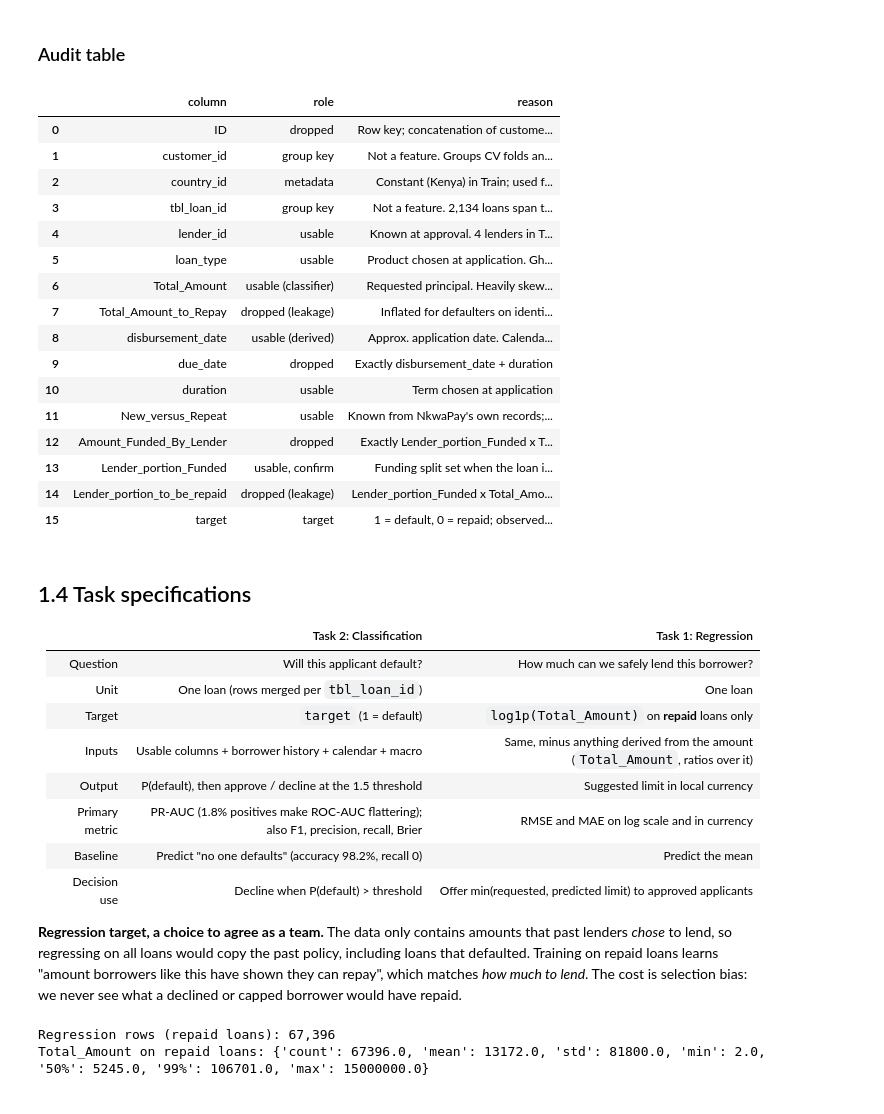
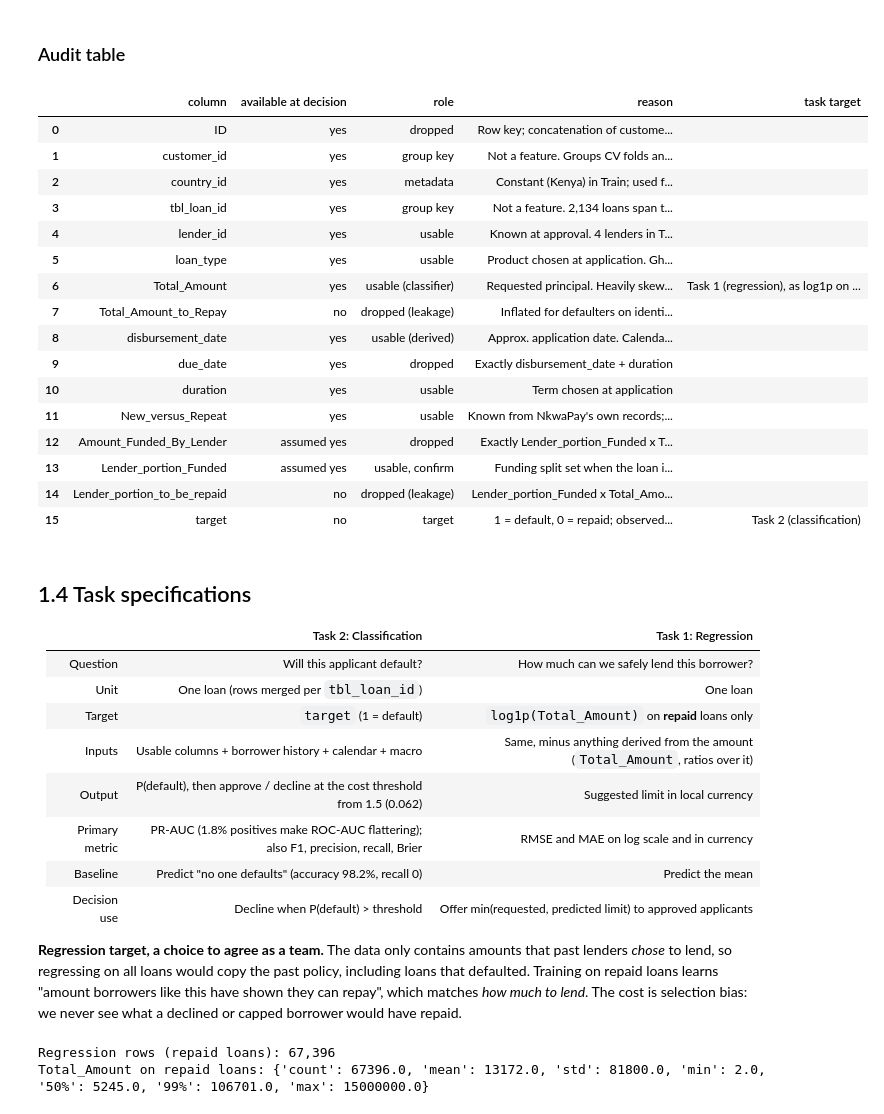
Before and after one commit to ASU-MICS-2028/mle-group-3-prosit-2, a Jupyter notebook: notebooks/01_problem_framing.ipynb, the cells around one changed output. Saved outputs shown, nothing was run; the diff lists cells and outputs as text; code cells hidden in the pictures.

```diff
--- a/notebooks/01_problem_framing.ipynb
+++ b/notebooks/01_problem_framing.ipynb
@@ -164,44 +168,44 @@ print(f"{(per_loan.rows > 1).sum():,} loans appear on 2 rows (one per co-funding
 ### Audit table
 # %%
 audit = pd.DataFrame([
-    ("ID", "dropped", "Row key; concatenation of customer, loan and lender IDs"),
-    ("customer_id", "group key", "Not a feature. Groups CV folds and builds borrower history"),
-    ("country_id", "metadata", "Constant (Kenya) in Train; used for Ghana analysis and macro join"),
-    ("tbl_loan_id", "group key", "Not a feature. 2,134 loans span two lender rows; dedupe or group on it"),
-    ("lender_id", "usable", "Known at approval. 4 lenders in Train; 4 of 5 Ghana lenders unseen, needs an unknown level"),
-    ("loan_type", "usable", "Product chosen at application. Ghana Type_3/Type_8 unseen, needs an unknown level"),
-    ("Total_Amount", "usable (classifier)", "Requested principal. Heavily skewed, log transform. Target of the regression, so not its input"),
-    ("Total_Amount_to_Repay", "dropped (leakage)", "Inflated for defaulters on identical contracts; repay/amount AUC 0.98"),
-    ("disbursement_date", "usable (derived)", "Approx. application date. Calendar features and time splits only, not raw"),
-    ("due_date", "dropped", "Exactly disbursement_date + duration"),
-    ("duration", "usable", "Term chosen at application"),
-    ("New_versus_Repeat", "usable", "Known from NkwaPay's own records; recomputable from history"),
-    ("Amount_Funded_By_Lender", "dropped", "Exactly Lender_portion_Funded x Total_Amount"),
-    ("Lender_portion_Funded", "usable, confirm", "Funding split set when the loan is placed; confirm with NkwaPay it is fixed before approval"),
-    ("Lender_portion_to_be_repaid", "dropped (leakage)", "Lender_portion_Funded x Total_Amount_to_Repay; inherits leakage"),
-    ("target", "target", "1 = default, 0 = repaid; observed after due date"),
-], columns=["column", "role", "reason"])
+    ("ID", "yes", "dropped", "Row key; concatenation of customer, loan and lender IDs", ""),
+    ("customer_id", "yes", "group key", "Not a feature. Groups CV folds and builds borrower history", ""),
+    ("country_id", "yes", "metadata", "Constant (Kenya) in Train; used for Ghana analysis and macro join", ""),
+    ("tbl_loan_id", "yes", "group key", "Not a feature. 2,134 loans span two lender rows; dedupe or group on it", ""),
+    ("lender_id", "yes", "usable", "Known at approval. 4 lenders in Train; 4 of 5 Ghana lenders unseen, needs an unknown level", ""),
+    ("loan_type", "yes", "usable", "Product chosen at application. Ghana Type_3/Type_8 unseen, needs an unknown level", ""),
+    ("Total_Amount", "yes", "usable (classifier)", "Requested principal. Heavily skewed, log transform. Target of the regression, so not its input", "Task 1 (regression), as log1p on repaid loans"),
+    ("Total_Amount_to_Repay", "no", "dropped (leakage)", "Inflated for defaulters on identical contracts; repay/amount AUC 0.98", ""),
+    ("disbursement_date", "yes", "usable (derived)", "Approx. application date. Calendar features and time splits only, not raw", ""),
+    ("due_date", "yes", "dropped", "Exactly disbursement_date + duration", ""),
+    ("duration", "yes", "usable", "Term chosen at application", ""),
+    ("New_versus_Repeat", "yes", "usable", "Known from NkwaPay's own records; recomputable from history", ""),
+    ("Amount_Funded_By_Lender", "assumed yes", "dropped", "Exactly Lender_portion_Funded x Total_Amount", ""),
+    ("Lender_portion_Funded", "assumed yes", "usable, confirm", "Funding split set when the loan is placed; confirm with NkwaPay it is fixed before approval", ""),
+    ("Lender_portion_to_be_repaid", "no", "dropped (leakage)", "Lender_portion_Funded x Total_Amount_to_Repay; inherits leakage", ""),
+    ("target", "no", "target", "1 = default, 0 = repaid; observed after due date", "Task 2 (classification)"),
+], columns=["column", "available at decision", "role", "reason", "task target"])
 assert set(audit.column) == set(tr.columns) - {"repay_ratio"}
 audit.to_csv(FIGURES.parent / "01_feature_audit.csv", index=False)
 audit
 # %% [output]
-|  | column | role | reason |
-| 0 | ID | dropped | Row key; concatenation of custome... |
-| 1 | customer_id | group key | Not a feature. Groups CV folds an... |
-| 2 | country_id | metadata | Constant (Kenya) in Train; used f... |
-| 3 | tbl_loan_id | group key | Not a feature. 2,134 loans span t... |
-| 4 | lender_id | usable | Known at approval. 4 lenders in T... |
-| 5 | loan_type | usable | Product chosen at application. Gh... |
-| 6 | Total_Amount | usable (classifier) | Requested principal. Heavily skew... |
-| 7 | Total_Amount_to_Repay | dropped (leakage) | Inflated for defaulters on identi... |
-| 8 | disbursement_date | usable (derived) | Approx. application date. Calenda... |
-| 9 | due_date | dropped | Exactly disbursement_date + duration |
-| 10 | duration | usable | Term chosen at application |
-| 11 | New_versus_Repeat | usable | Known from NkwaPay's own records;... |
-| 12 | Amount_Funded_By_Lender | dropped | Exactly Lender_portion_Funded x T... |
-| 13 | Lender_portion_Funded | usable, confirm | Funding split set when the loan i... |
-| 14 | Lender_portion_to_be_repaid | dropped (leakage) | Lender_portion_Funded x Total_Amo... |
-| 15 | target | target | 1 = default, 0 = repaid; observed... |
+|  | column | available at decision | role | reason | task target |
+| 0 | ID | yes | dropped | Row key; concatenation of custome... |  |
+| 1 | customer_id | yes | group key | Not a feature. Groups CV folds an... |  |
+| 2 | country_id | yes | metadata | Constant (Kenya) in Train; used f... |  |
+| 3 | tbl_loan_id | yes | group key | Not a feature. 2,134 loans span t... |  |
+| 4 | lender_id | yes | usable | Known at approval. 4 lenders in T... |  |
+| 5 | loan_type | yes | usable | Product chosen at application. Gh... |  |
+| 6 | Total_Amount | yes | usable (classifier) | Requested principal. Heavily skew... | Task 1 (regression), as log1p on ... |
+| 7 | Total_Amount_to_Repay | no | dropped (leakage) | Inflated for defaulters on identi... |  |
+| 8 | disbursement_date | yes | usable (derived) | Approx. application date. Calenda... |  |
+| 9 | due_date | yes | dropped | Exactly disbursement_date + duration |  |
+| 10 | duration | yes | usable | Term chosen at application |  |
+| 11 | New_versus_Repeat | yes | usable | Known from NkwaPay's own records;... |  |
+| 12 | Amount_Funded_By_Lender | assumed yes | dropped | Exactly Lender_portion_Funded x T... |  |
+| 13 | Lender_portion_Funded | assumed yes | usable, confirm | Funding split set when the loan i... |  |
+| 14 | Lender_portion_to_be_repaid | no | dropped (leakage) | Lender_portion_Funded x Total_Amo... |  |
+| 15 | target | no | target | 1 = default, 0 = repaid; observed... | Task 2 (classification) |
 # %% [markdown]
 ## 1.4 Task specifications
 
@@ -211,7 +215,7 @@ audit
 | Unit | One loan (rows merged per `tbl_loan_id`) | One loan |
 | Target | `target` (1 = default) | `log1p(Total_Amount)` on **repaid** loans only |
 | Inputs | Usable columns + borrower history + calendar + macro | Same, minus anything derived from the amount (`Total_Amount`, ratios over it) |
-| Output | P(default), then approve / decline at the 1.5 threshold | Suggested limit in local currency |
+| Output | P(default), then approve / decline at the cost threshold from 1.5 (0.062) | Suggested limit in local currency |
 | Primary metric | PR-AUC (1.8% positives make ROC-AUC flattering); also F1, precision, recall, Brier | RMSE and MAE on log scale and in currency |
 | Baseline | Predict "no one defaults" (accuracy 98.2%, recall 0) | Predict the mean |
 | Decision use | Decline when P(default) > threshold | Offer min(requested, predicted limit) to approved applicants |
```
Also changed, not shown: parts of 2 cells of this notebook, 6 other files.
